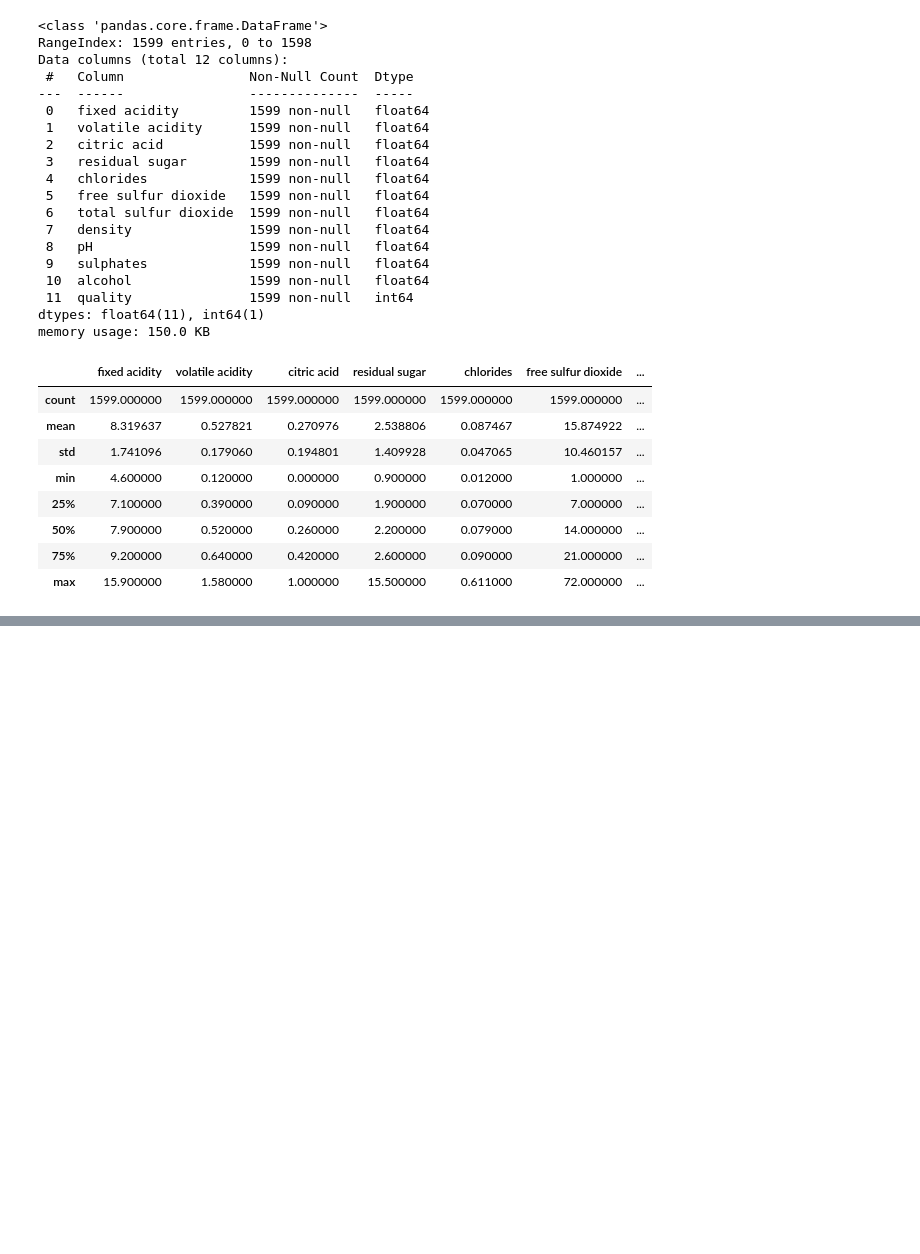
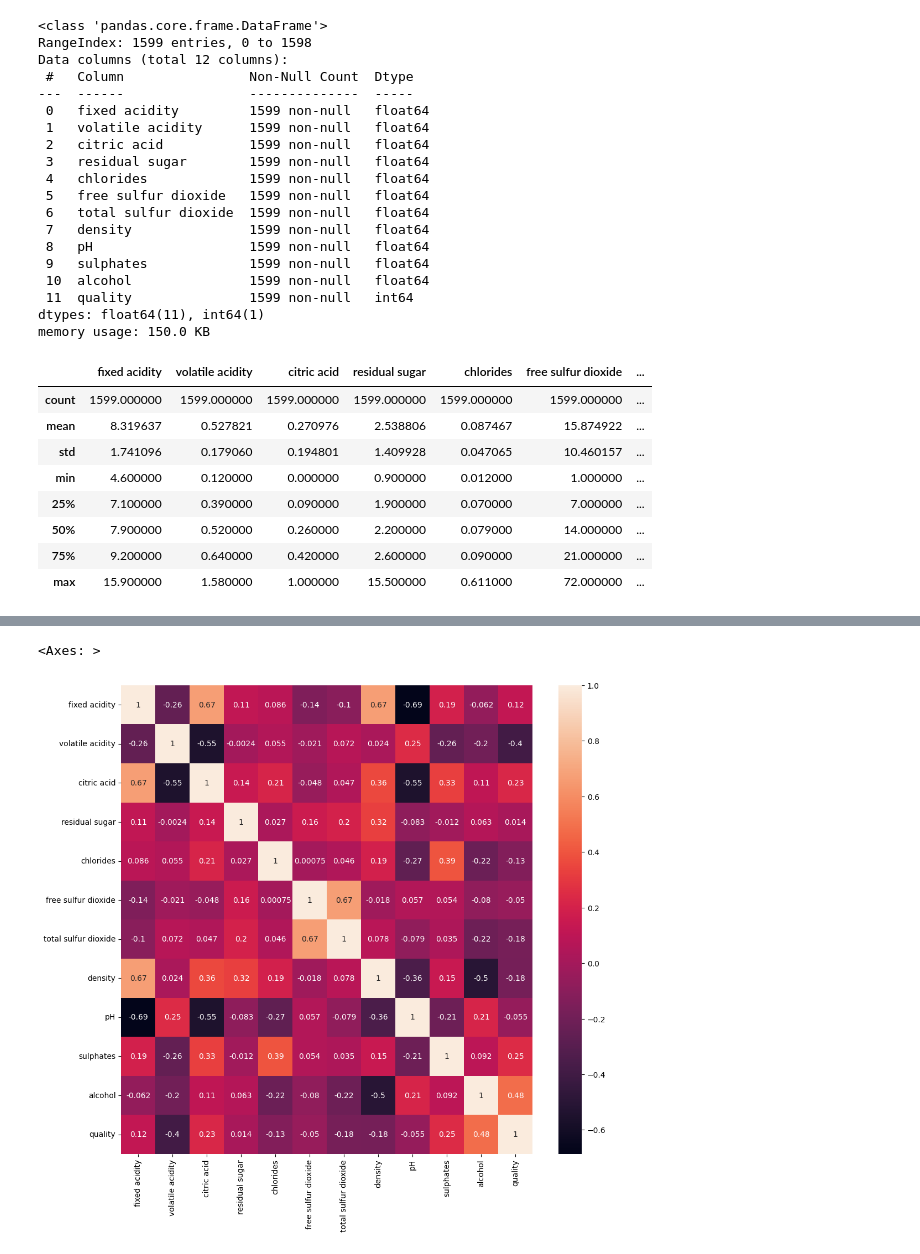
Before and after one commit to black-witch-018/Exploratory-Data-Analysis, a Jupyter notebook: Wine Quality EDA/red_wine_EDA.ipynb, the cells around one changed output, grey strips where cells are left out. Drawn from its saved outputs; the diff is of its cells as text; code cells hidden in the pictures; blank space fills up the shorter version.

```diff
--- a/Wine Quality EDA/red_wine_EDA.ipynb
+++ b/Wine Quality EDA/red_wine_EDA.ipynb
@@ -81,0 +158,3 @@ df.describe()
+# %%
+## Removing Duplicate Records
+df.drop_duplicates(inplace=True)
@@ -81,0 +184,6 @@ df.describe()
+# %%
+plt.figure(figsize=(12, 11))
+sns.heatmap(df.corr(), annot=True) ## annot is used show values
+# %% [output]
+<Axes: >
+[figure, added]
```
Also changed, not shown: parts of 17 cells of this notebook.
